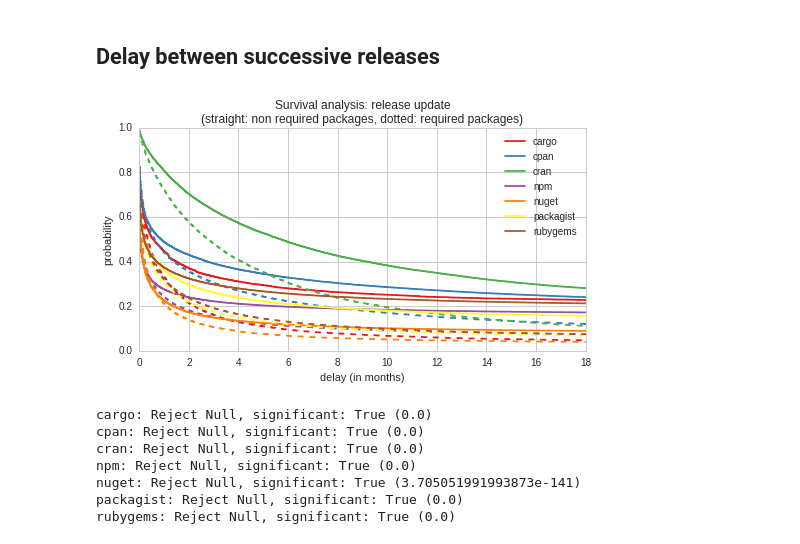
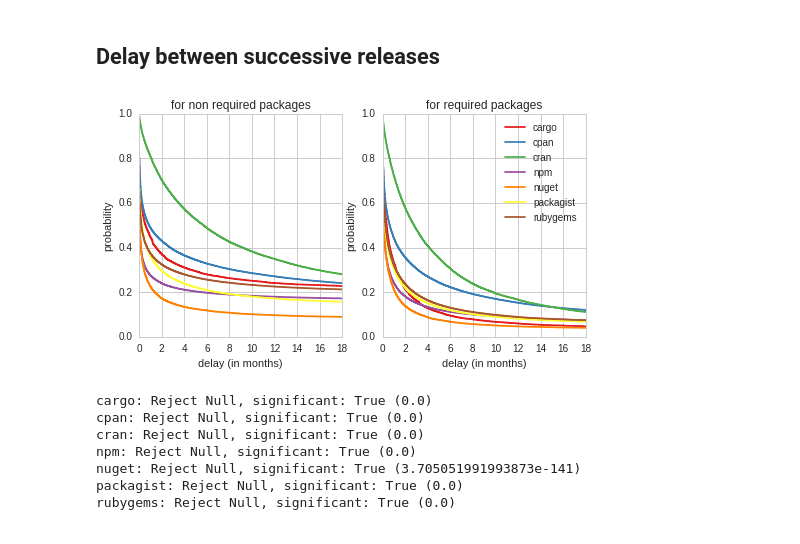
Before and after one commit to AlexandreDecan/ecos-emse, a Jupyter notebook: notebooks/Ecosystem activity.ipynb, the cells around one changed output. Cells and saved outputs as stored; diff of their text form; code cells hidden in the pictures.

Commit message:
Split graph

```diff
--- a/notebooks/Ecosystem activity.ipynb
+++ b/notebooks/Ecosystem activity.ipynb
@@ -120,8 +120,7 @@ for ecosystem, data in df_data.items():
         .cumsum()
     )
     data_temp = data_temp.join(evolution_linlog_regressions(df), how='outer')
-    with matplotlib.pyplot.xkcd():
-        df.plot(ax=ax, logy=True, color=COLORS[ecosystem])
+    df.plot(ax=ax, logy=True, color=COLORS[ecosystem])
 
 ax.set(
     xlabel='',
@@ -130,5 +129,5 @@ ax.set(
     xlim=FIG_DATE_RANGE,
 )
 
-#savefig(figure, 'act_number_of_packages')
+savefig(figure, 'act_number_of_packages')
 # %% [output]
@@ -488,7 +483,7 @@ data_temp
 import lifelines
 from lifelines.statistics import logrank_test
 
-figure, ax = matplotlib.pyplot.subplots()
+figure, (ax_left, ax_right) = matplotlib.pyplot.subplots(ncols=2)
 figure.set_size_inches(FIG_SIZE)
 
 kmp = lifelines.KaplanMeierFitter()
@@ -498,39 +493,48 @@ for ecosystem, data in df_data.items():
     kmp_df = (
         data['packages']
         .assign(observed=lambda d: ~d['next_release'].isnull())
         .pipe(lambda d: d.fillna(d['time'].max()))
         .assign(duration=lambda d:
             (d['next_release'].astype('datetime64[ns, UTC]') - d['time'].astype('datetime64[ns, UTC]')).dt.days / 30
         )
         .assign(required=lambda d: d['package'].isin(data['dependencies']['dependency']))
     )
 
     required = kmp_df['required'] == True
 
     kmp.fit(kmp_df[~required]['duration'], kmp_df[~required]['observed'], label=ecosystem)
-    kmp.plot(ax=ax, color=COLORS[ecosystem], ci_show=False)
+    kmp.plot(ax=ax_left, color=COLORS[ecosystem], legend=None, ci_show=False)
 
-    kmp.fit(kmp_df[required]['duration'], kmp_df[required]['observed'])
-    kmp.plot(ax=ax, color=COLORS[ecosystem], style='--', legend=None, ci_show=False)
+    kmp.fit(kmp_df[required]['duration'], kmp_df[required]['observed'], label=ecosystem)
+    kmp.plot(ax=ax_right, color=COLORS[ecosystem], ci_show=False)
 
     tests[ecosystem] = logrank_test(
         kmp_df[~required]['duration'], kmp_df[required]['duration'],
         kmp_df[~required]['observed'], kmp_df[required]['observed'],
         alpha=0.99
     )
 
-ax.set(
+#figure.suptitle('Survival analysis: release update')
+ax_left.set(
     xlabel='delay (in months)',
     ylabel='probability',
-    title='Survival analysis: release update\n(straight: non required packages, dotted: required packages)',
+    title='for non required packages',
     xlim=(0, 18),
     ylim=(0, 1)
 )
 
+ax_right.set(
+    xlabel='delay (in months)',
+    ylabel='probability',
+    title='for required packages',
+    xlim=(0, 18),
+    ylim=(0, 1),
+)
+
 
 savefig(figure, 'act_survival_update_release')
 # %% [output]
-[figure, old version]
+[figure, new version]
 # %%
 for ecosystem, test in tests.items():
     print('{}: {}, significant: {} ({:})'.format(ecosystem, test.test_result, test.is_significant, test.p_value))
```
Also changed, not shown: parts of 1 cell of this notebook, 3 other files.
